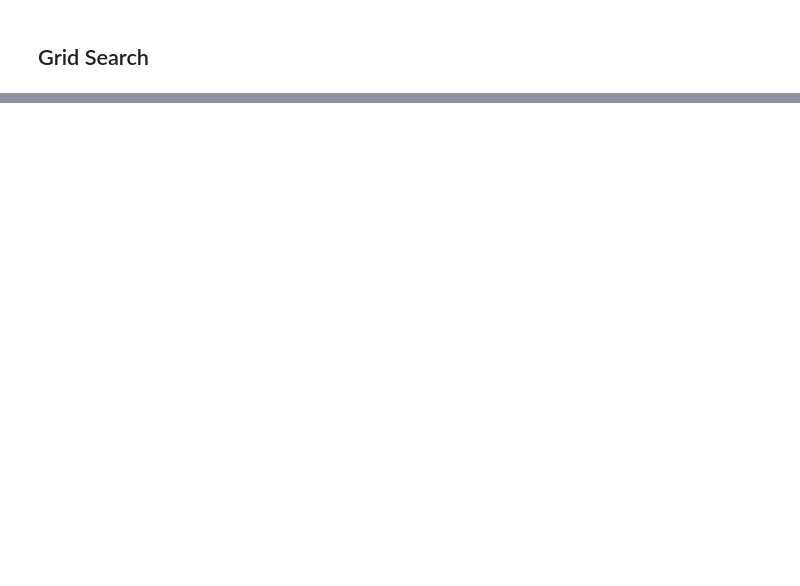
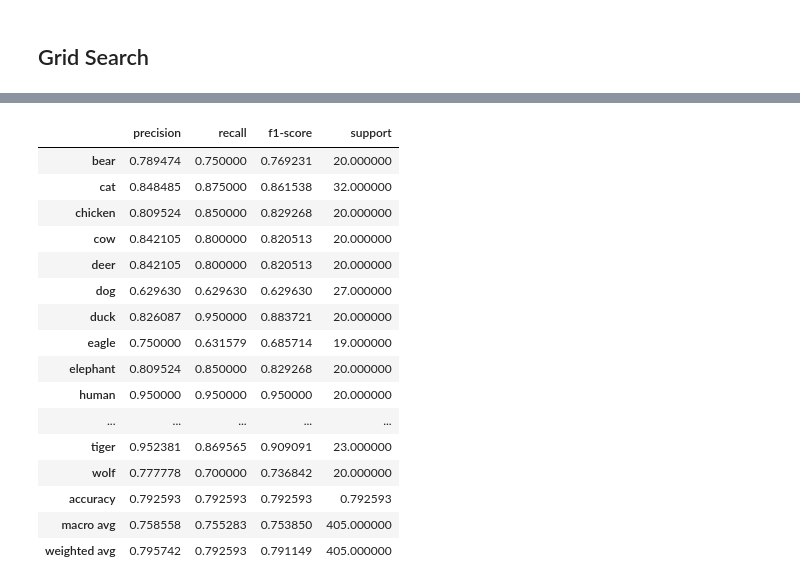
Before and after one commit to KishanBillava/DeployCV_FlaskApp, a Jupyter notebook: MachineLearning.ipynb, the cells around one changed output, grey strips where cells are left out. Cells and saved outputs as stored; diff of their text form; code cells hidden in the pictures; blank space fills up the shorter version.

Commit message:
updated the model

```diff
--- a/MachineLearning.ipynb
+++ b/MachineLearning.ipynb
@@ -295,0 +324,9 @@ pd.DataFrame(cr).T
+# %%
+model_grid = GridSearchCV(estimator,
+                          param_grid= param_grid,
+                          scoring= 'accuracy',
+                          n_jobs=1,
+                          cv=3,
+                          verbose=2)
+# %%
+model_grid.fit(X_train,y_train)
@@ -295,0 +382,2 @@ pd.DataFrame(cr).T
+# %%
+model_best = model_grid.best_estimator_
@@ -295,0 +411,25 @@ pd.DataFrame(cr).T
+# %%
+y_pred = model_best.predict(X_test)
+# %%
+cr  = sklearn.metrics.classification_report(y_test,
+                                            y_pred,
+                                            output_dict=True)
+pd.DataFrame(cr).T
+# %% [output]
+|  | precision | recall | f1-score | support |
+| bear | 0.789474 | 0.750000 | 0.769231 | 20.000000 |
+| cat | 0.848485 | 0.875000 | 0.861538 | 32.000000 |
+| chicken | 0.809524 | 0.850000 | 0.829268 | 20.000000 |
+| cow | 0.842105 | 0.800000 | 0.820513 | 20.000000 |
+| deer | 0.842105 | 0.800000 | 0.820513 | 20.000000 |
+| dog | 0.629630 | 0.629630 | 0.629630 | 27.000000 |
+| duck | 0.826087 | 0.950000 | 0.883721 | 20.000000 |
+| eagle | 0.750000 | 0.631579 | 0.685714 | 19.000000 |
+| elephant | 0.809524 | 0.850000 | 0.829268 | 20.000000 |
+| human | 0.950000 | 0.950000 | 0.950000 | 20.000000 |
+| ... | ... | ... | ... | ... |
+| tiger | 0.952381 | 0.869565 | 0.909091 | 23.000000 |
+| wolf | 0.777778 | 0.700000 | 0.736842 | 20.000000 |
+| accuracy | 0.792593 | 0.792593 | 0.792593 | 0.792593 |
+| macro avg | 0.758558 | 0.755283 | 0.753850 | 405.000000 |
+| weighted avg | 0.795742 | 0.792593 | 0.791149 | 405.000000 |
```
Also changed, not shown: parts of 28 cells of this notebook, 3 other files.
